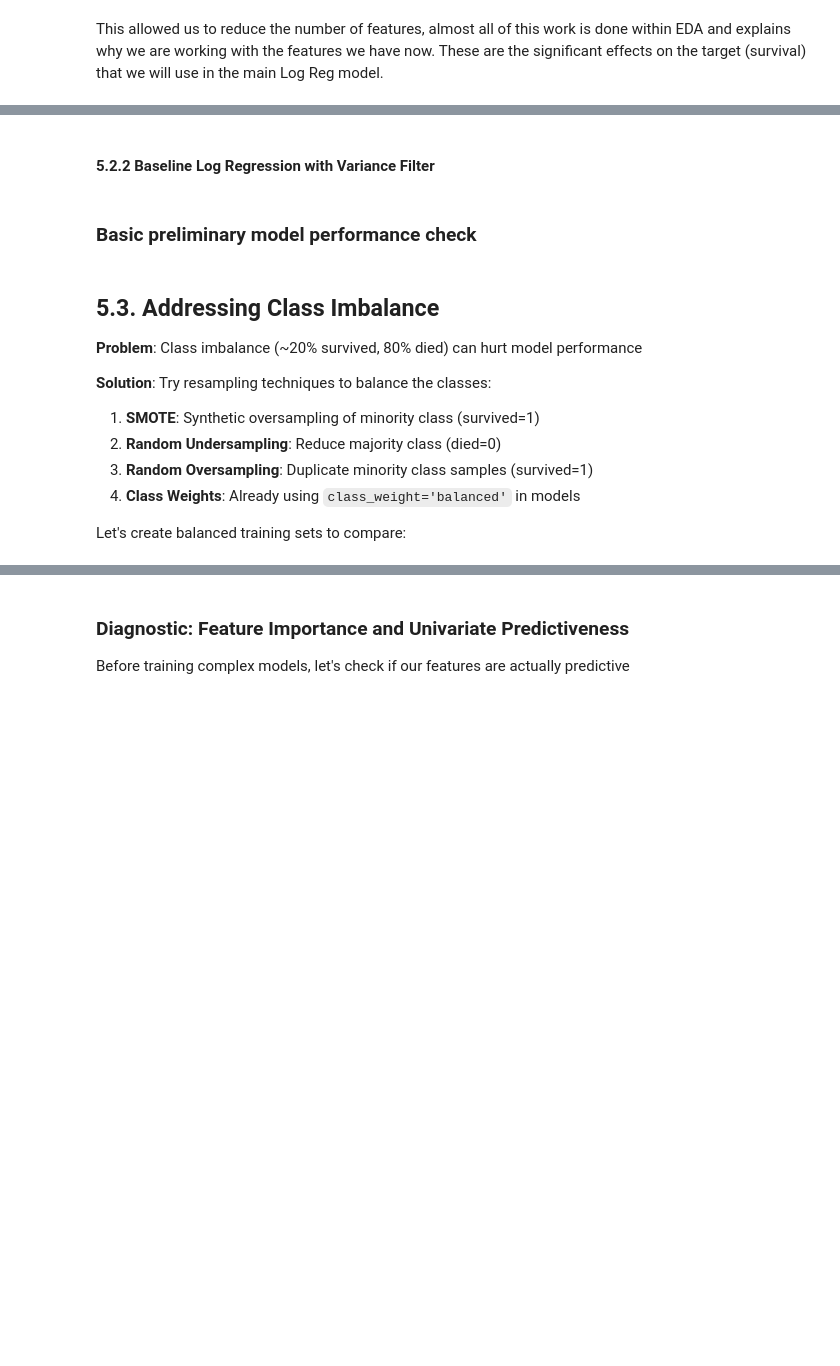
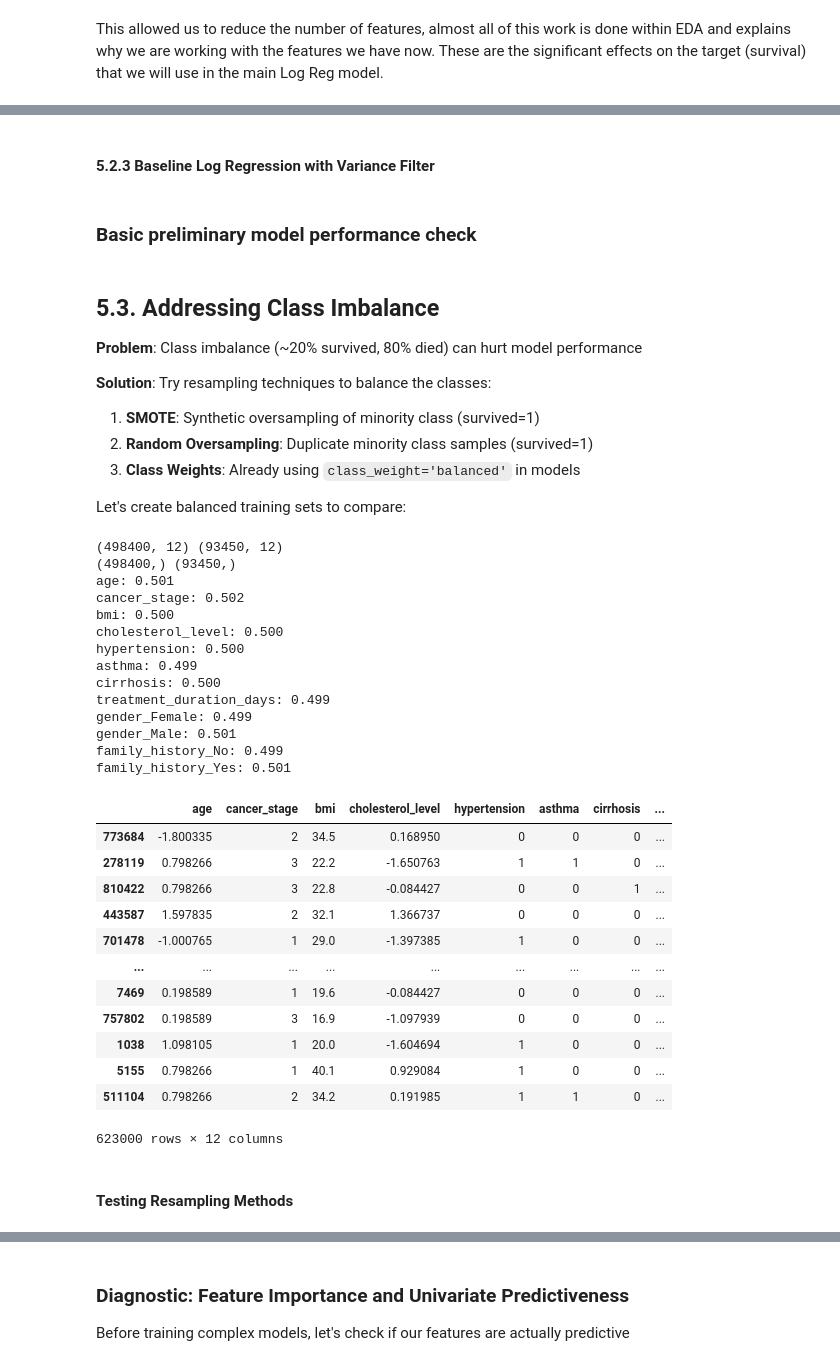
Before and after one commit to apayne185/RAI_opioid_risk_prevention, a Jupyter notebook: ML4HL_LC_RAI_toolbox.ipynb, the cells around one changed output, grey strips where cells are left out. Cells and saved outputs as stored; diff of their text form; code cells hidden in the pictures; blank space fills up the shorter version.

```diff
--- a/ML4HL_LC_RAI_toolbox.ipynb
+++ b/ML4HL_LC_RAI_toolbox.ipynb
@@ -439,20 +487 @@ we might need to deconstruct the pipeline here or consider other options for reg
-# %%
-# Preprocessing
-numeric_transformer = Pipeline(steps=[
-    ("imputer", SimpleImputer(strategy="median")),
-    ("scaler", StandardScaler(with_mean=True, with_std=True))
-])
-
-binary_transformer = Pipeline(steps=[
-    ("imputer", SimpleImputer(strategy="most_frequent"))
-])
-
-preprocess = ColumnTransformer(
-    transformers=[
-        ("num", numeric_transformer, num_cols),
-        ("bin", binary_transformer, cat_like_binary_cols)
-    ],
-    remainder="passthrough",  # drop= drops any column not in previously specified, switched to keep engineered variables
-    verbose_feature_names_out=False  # keeps original feature names
-)
 # %% [markdown]
@@ -496,6 +520,6 @@ treat_radiation_smoked      0.000972
 dtype: float64
 # %% [markdown]
-#### 5.2.2 Baseline Log Regression with Variance Filter
+#### 5.2.3 Baseline Log Regression with Variance Filter
 # %%
 # Logistic Regression baseline with variance filter
 base_clf = Pipeline(steps=[
@@ -518,8 +542,48 @@ base_clf = Pipeline(steps=[
 
 **Solution**: Try resampling techniques to balance the classes:
 1. **SMOTE**: Synthetic oversampling of minority class (survived=1)
-2. **Random Undersampling**: Reduce majority class (died=0)
-3. **Random Oversampling**: Duplicate minority class samples (survived=1)
-4. **Class Weights**: Already using `class_weight='balanced'` in models
+2. **Random Oversampling**: Duplicate minority class samples (survived=1)
+3. **Class Weights**: Already using `class_weight='balanced'` in models
 
 Let's create balanced training sets to compare:
+# %%
+print(X_train.shape, X_val.shape)
+print(y_train.shape, y_val.shape)
+assert all(X_train.index == y_train.index)
+assert all(X_val.index == y_val.index)
+
+for col in X_train.columns:
+    auc = roc_auc_score(y_train, X_train[col])
+    print(f"{col}: {auc:.3f}")
+
+X_scaled
+# %% [output]
+(498400, 12) (93450, 12)
+(498400,) (93450,)
+age: 0.501
+cancer_stage: 0.502
+bmi: 0.500
+cholesterol_level: 0.500
+hypertension: 0.500
+asthma: 0.499
+cirrhosis: 0.500
+treatment_duration_days: 0.499
+gender_Female: 0.499
+gender_Male: 0.501
+family_history_No: 0.499
+family_history_Yes: 0.501
+|  | age | cancer_stage | bmi | cholesterol_level | hypertension | asthma | cirrhosis | ... |
+| 773684 | -1.800335 | 2 | 34.5 | 0.168950 | 0 | 0 | 0 | ... |
+| 278119 | 0.798266 | 3 | 22.2 | -1.650763 | 1 | 1 | 0 | ... |
+| 810422 | 0.798266 | 3 | 22.8 | -0.084427 | 0 | 0 | 1 | ... |
+| 443587 | 1.597835 | 2 | 32.1 | 1.366737 | 0 | 0 | 0 | ... |
+| 701478 | -1.000765 | 1 | 29.0 | -1.397385 | 1 | 0 | 0 | ... |
+| ... | ... | ... | ... | ... | ... | ... | ... | ... |
+| 7469 | 0.198589 | 1 | 19.6 | -0.084427 | 0 | 0 | 0 | ... |
+| 757802 | 0.198589 | 3 | 16.9 | -1.097939 | 0 | 0 | 0 | ... |
+| 1038 | 1.098105 | 1 | 20.0 | -1.604694 | 1 | 0 | 0 | ... |
+| 5155 | 0.798266 | 1 | 40.1 | 0.929084 | 1 | 0 | 0 | ... |
+| 511104 | 0.798266 | 2 | 34.2 | 0.191985 | 1 | 1 | 0 | ... |
+623000 rows × 12 columns
+# %% [markdown]
+#### Testing Resampling Methods
```
Also changed, not shown: parts of 26 cells of this notebook, 1 other file.
